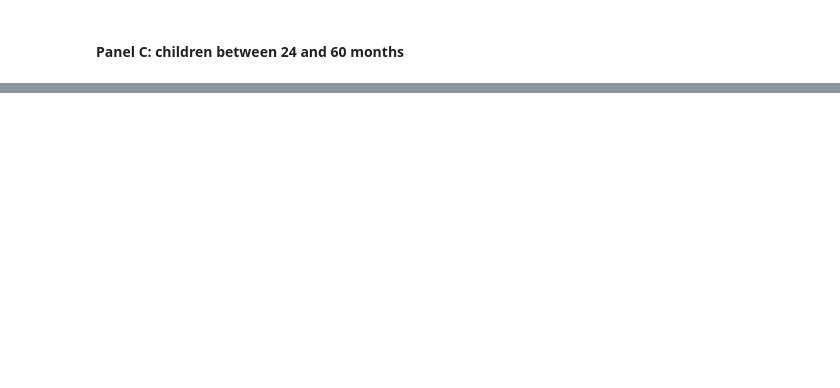
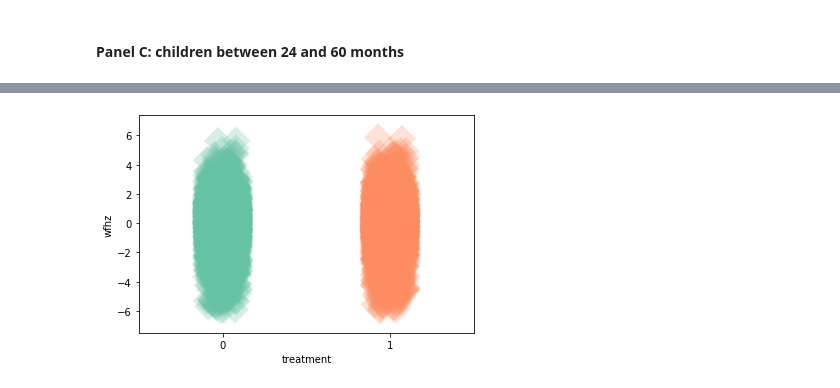
Before and after one commit to madinajapakhova/Project-replication, a Jupyter notebook: MJapakhova project(replication).ipynb, the cells around one changed output, grey strips where cells are left out. Saved outputs shown, nothing was run; the diff lists cells and outputs as text; code cells hidden in the pictures; blank space fills up the shorter version.

```diff
--- a/MJapakhova project(replication).ipynb
+++ b/MJapakhova project(replication).ipynb
@@ -748,3 +822,9 @@ P-value: 0.0000
 Distribution: F(11,6539)
 
 Included effects: Entity
+# %%
+ax = sns.stripplot(x=table_4_data['treatment'], y = table_4_data['wfhz'],
+                         palette="Set2", size=20, marker="D",
+                   edgecolor="gray", alpha=.25)
+# %% [output]
+[figure, added]
```
Also changed, not shown: parts of 44 cells of this notebook.
